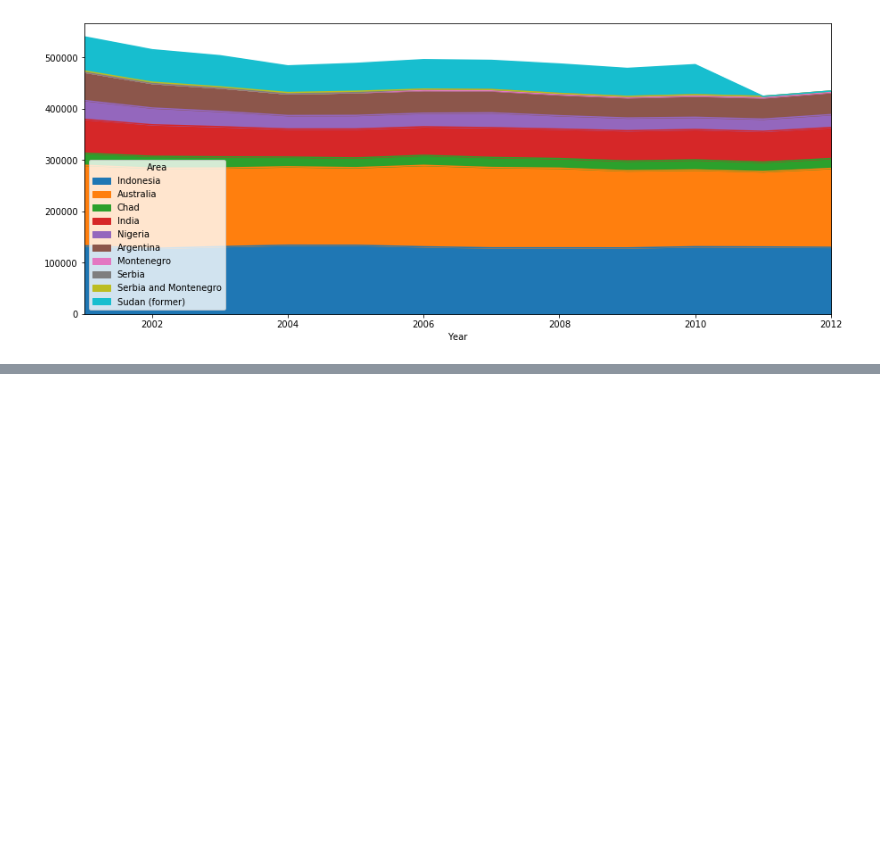
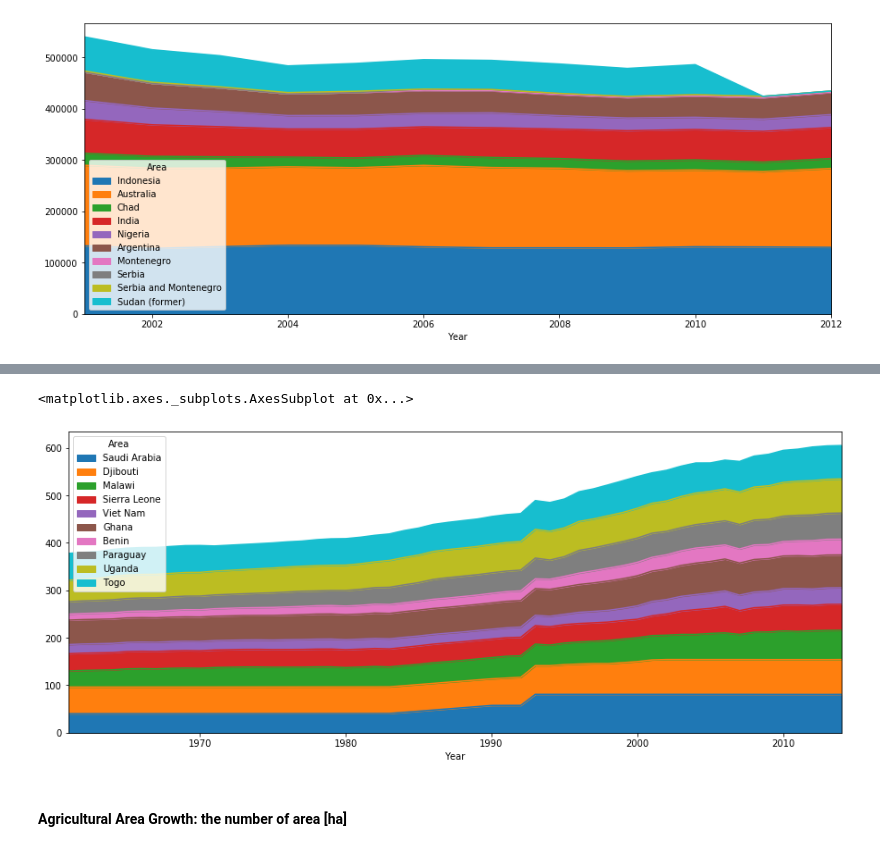
Before and after one commit to kostelansky17/disappearing_forests, a Jupyter notebook: population_artificialSurface.ipynb, the cells around one changed output, grey strips where cells are left out. Drawn from its saved outputs; the diff is of its cells as text; code cells hidden in the pictures; blank space fills up the shorter version.

```diff
--- a/population_artificialSurface.ipynb
+++ b/population_artificialSurface.ipynb
@@ -265,0 +288,2 @@ df.head()
+# %%
+df = pd.read_csv("global-food-agriculture-statistics/current_FAO/raw_files/Environment_LandUse_E_All_Data_(Normalized).csv", engine='python')
@@ -265,0 +327,6 @@ df.head()
+# %%
+df4 = df[df.Item == 'Agricultural area']
+# %%
+df4 = df4[(df4.Area.isin(FAOSTAT_countries))]\
+.groupby(["Area", "Year"])\
+.Value.sum().unstack("Year")
@@ -265,0 +353,10 @@ df.head()
+# %%
+p_diff =df4.iloc[:, 53] - df4.iloc[:,30] #difference between year 2014 -1990
+p_diff = p_diff.sort_values(ascending=False)
+# %%
+df4.loc[p_diff[:10].index].T.plot.area(figsize=(15,6))
+# %% [output]
+<matplotlib.axes._subplots.AxesSubplot at 0x...>
+[figure, added]
+# %% [markdown]
+#### Agricultural Area Growth: the number of area [ha]
```
Also changed, not shown: parts of 36 cells of this notebook.
